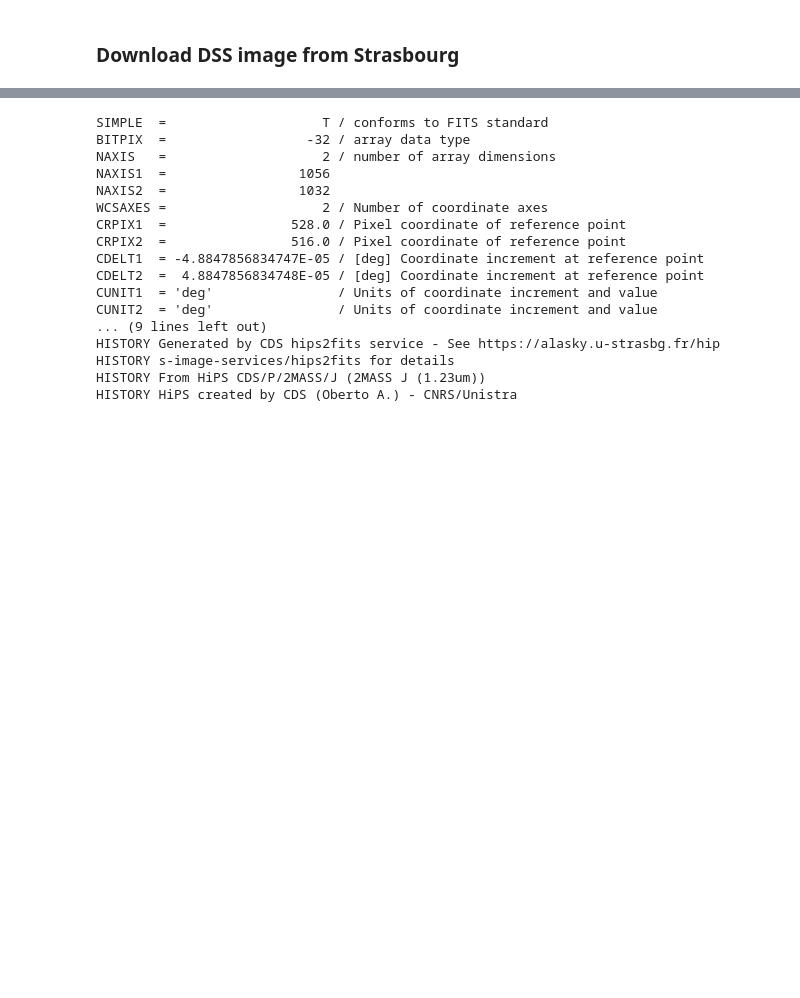
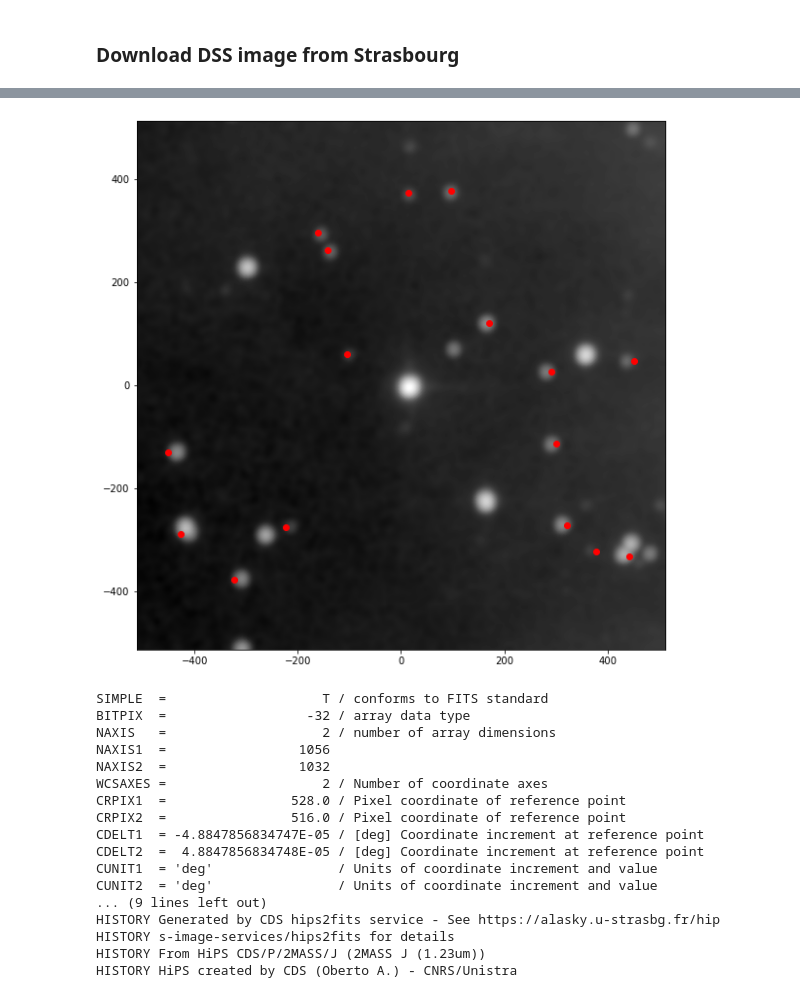
Before and after one commit to koeppeda/SAMOS-DMD-Tools, a Jupyter notebook: SAMOS_2.ipynb, the cells around one changed output, grey strips where cells are left out. Drawn from its saved outputs; the diff is of its cells as text; code cells hidden in the pictures; blank space fills up the shorter version.

```diff
--- a/SAMOS_2.ipynb
+++ b/SAMOS_2.ipynb
@@ -758,3 +806,16 @@ SAMOS scale:  0.17578125
+# %%
+plt.figure(figsize=(10,10))
+
+#overplot pixel offsets with stars to check alignment
+
+im = plt.imshow(np.fliplr(image), origin='lower',cmap='gray',norm=hipsnorm, extent=[-512, 512, -512, 512])
+
+plt.plot(RA_Offsets_IMpix, DEC_Offsets_IMpix, 'ro')
+plt.axis([-512, 512, -512, 512])
+
+plt.show(im)
+# %% [output]
+[figure, added]
 # %%
 header
 # %% [output]
```
Also changed, not shown: parts of 23 cells of this notebook, 21 other files.
